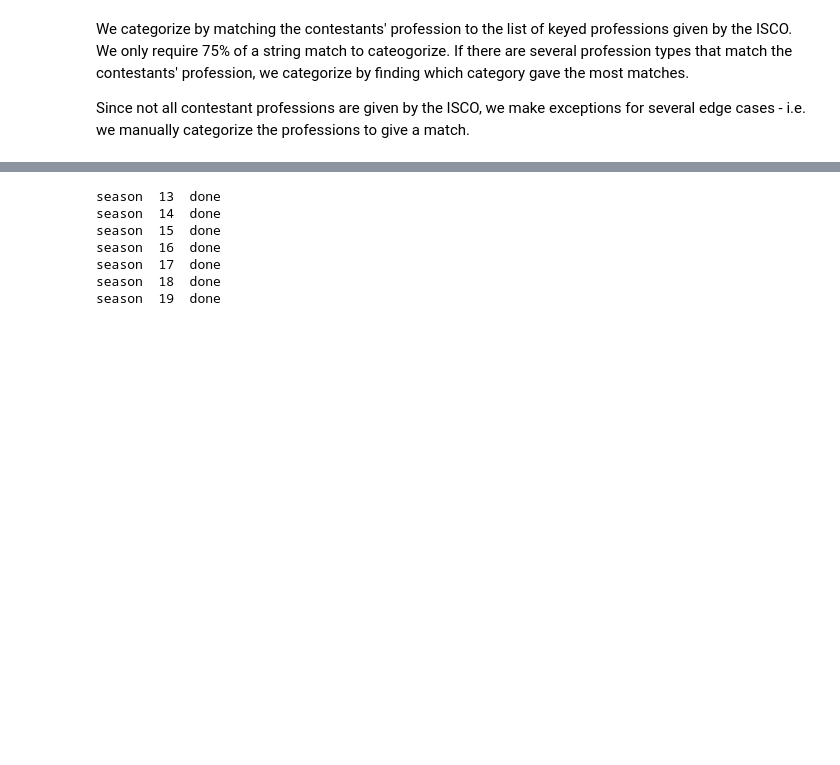
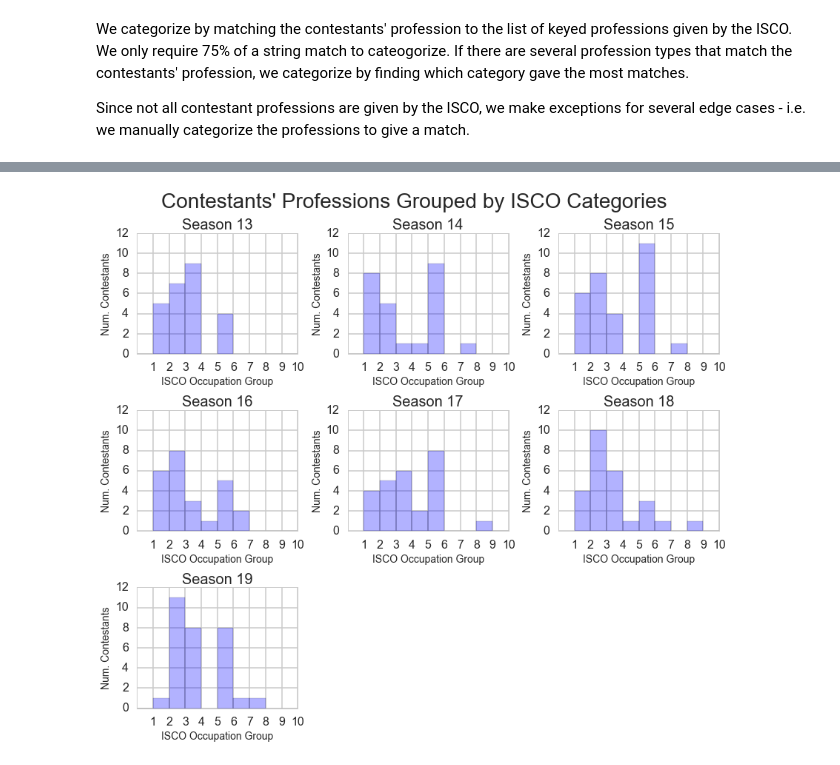
Before and after one commit to dcusworth/WAR_of_the_Roses, a Jupyter notebook: Profession_Cluster.ipynb, the cells around one changed output, grey strips where cells are left out. Cells and saved outputs as stored; diff of their text form; code cells hidden in the pictures; blank space fills up the shorter version.

Commit message:
Made plots of profession clusters.

```diff
--- a/Profession_Cluster.ipynb
+++ b/Profession_Cluster.ipynb
@@ -154,19 +182,40 @@ def get_occupation(season_num):
-# %%
-season_nums = range(13,20)
-
-#Run over all seasons
-profession_dict = {}
-for season_num in season_nums:
-    profession_dict.update({season_num: get_occupation(season_num)})
-    print "season ", season_num, " done"
-# %% [output]
-season  13  done
-season  14  done
-season  15  done
-season  16  done
-season  17  done
-season  18  done
-season  19  done
 # %%
 with open('profession_dict.json', 'w') as fp:
     json.dump(profession_dict, fp)
+# %%
+#plot histograms of contestants' professions grouped by ISCO categories
+#
+# input:
+#     seasonNum  = Season number
+#     subPlotNum = subplot on grid of plots
+#
+def draw_histogram(seasonNum, subPlotNum):
+    thisdict = profession_dict.get(seasonNum)     #get dictionary for this season
+    dict_values = [i for i in thisdict.values()]  #get ISCO cateogory for each contestant
+
+    #add subplot, make histogram
+    ax = fig.add_subplot(3, 3, subPlotNum)
+    ax.hist(dict_values, bins=range(0, 10 + 1, 1), color='b', alpha=0.3)
+    ax.set_ylim([0,12])
+    ax.set_xticks(np.arange(1,11,1))
+
+    #add axis labels
+    ax.set_title('Season ' + `seasonNum`, fontsize=20)
+    ax.set_xlabel("ISCO Occupation Group", fontsize=14)
+    ax.set_ylabel("Num. Contestants", fontsize=14)
+
+
+#set up figure
+fig = plt.figure(figsize=(12,11))
+fig.suptitle("Contestants' Professions Grouped by ISCO Categories", fontsize=28)
+
+#for each season, make histogram
+plotNum = 1
+for season in season_nums:
+    draw_histogram(season, plotNum)
+    plotNum += 1
+
+#adjust grid layout
+fig.tight_layout(rect=[0, 0.03, 1, 0.95])
+# %% [output]
+[figure, added]
```
Also changed, not shown: parts of 2 cells of this notebook.
